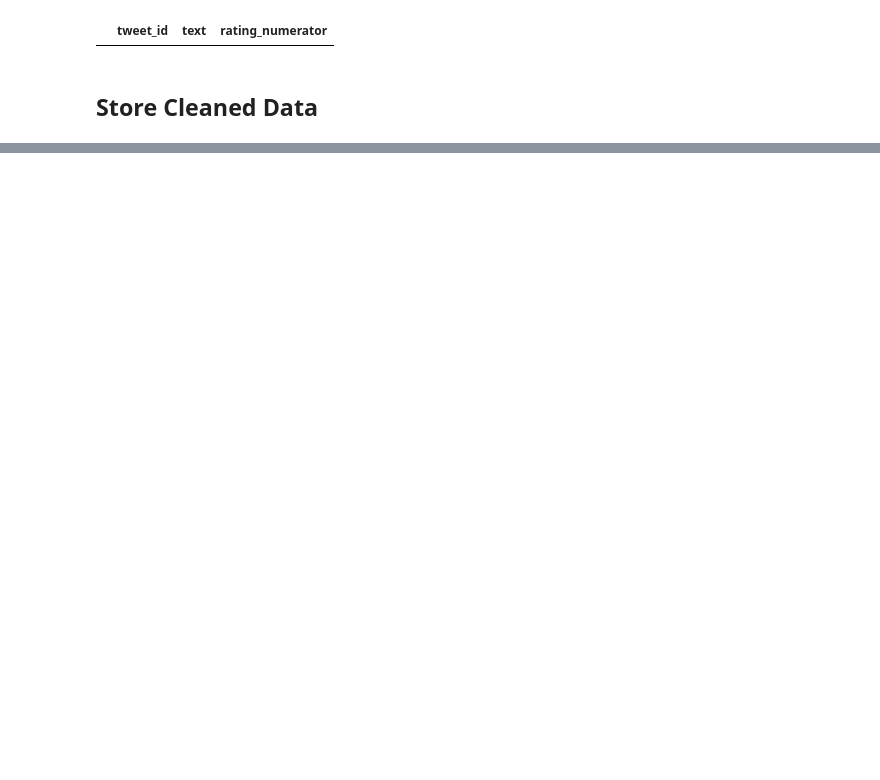
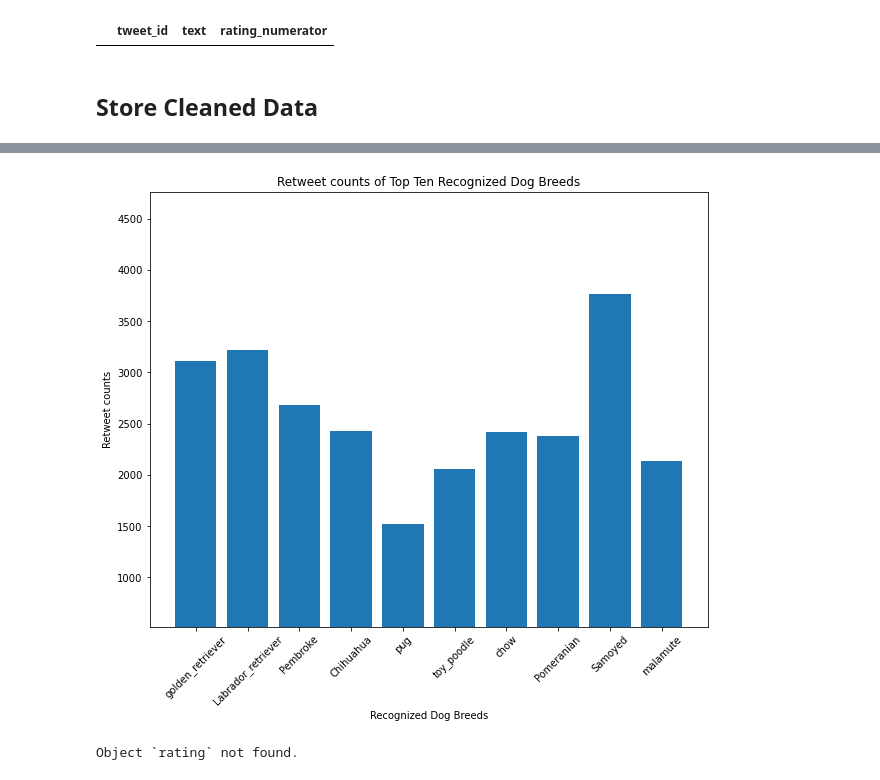
Before and after one commit to wizzlebloa/Data_Analyst_Submissions, a Jupyter notebook: Project 4 - Data Wrangling/wrangle_act.ipynb, the cells around one changed output, grey strips where cells are left out. Cells and saved outputs as stored; diff of their text form; code cells hidden in the pictures; blank space fills up the shorter version.

```diff
--- a/Project 4 - Data Wrangling/wrangle_act.ipynb
+++ b/Project 4 - Data Wrangling/wrangle_act.ipynb
@@ -1077,0 +1265,3 @@ twitter_archive_clean.to_csv('twitter_archive_master.csv', index=False)
+# %%
+retweetcounts_top10_dogs = df[df.p1.isin(top10dogs_all.keys())].groupby(['p1']).mean()['retweet_count'].reindex(top10dogs_all.keys())
+retweetcounts_top10_dogs
@@ -1077,0 +1280,14 @@ twitter_archive_clean.to_csv('twitter_archive_master.csv', index=False)
+# %%
+draw_Dog_Bar_Plot(retweetcounts_top10_dogs,
+                  'Retweet counts of Top Ten Recognized Dog Breeds',
+                  'Recognized Dog Breeds',
+                  'Retweet counts',
+                  1000)
+
+plt.savefig('./plots/retweets_counts_top10_breeds.png')
+# %% [output]
+[figure, added]
+# %%
+ Question: Is there a correlation between favorite counts and rating?
+# %% [output]
+Object `rating` not found.
```
Also changed, not shown: parts of 51 cells of this notebook, 10 other files.
